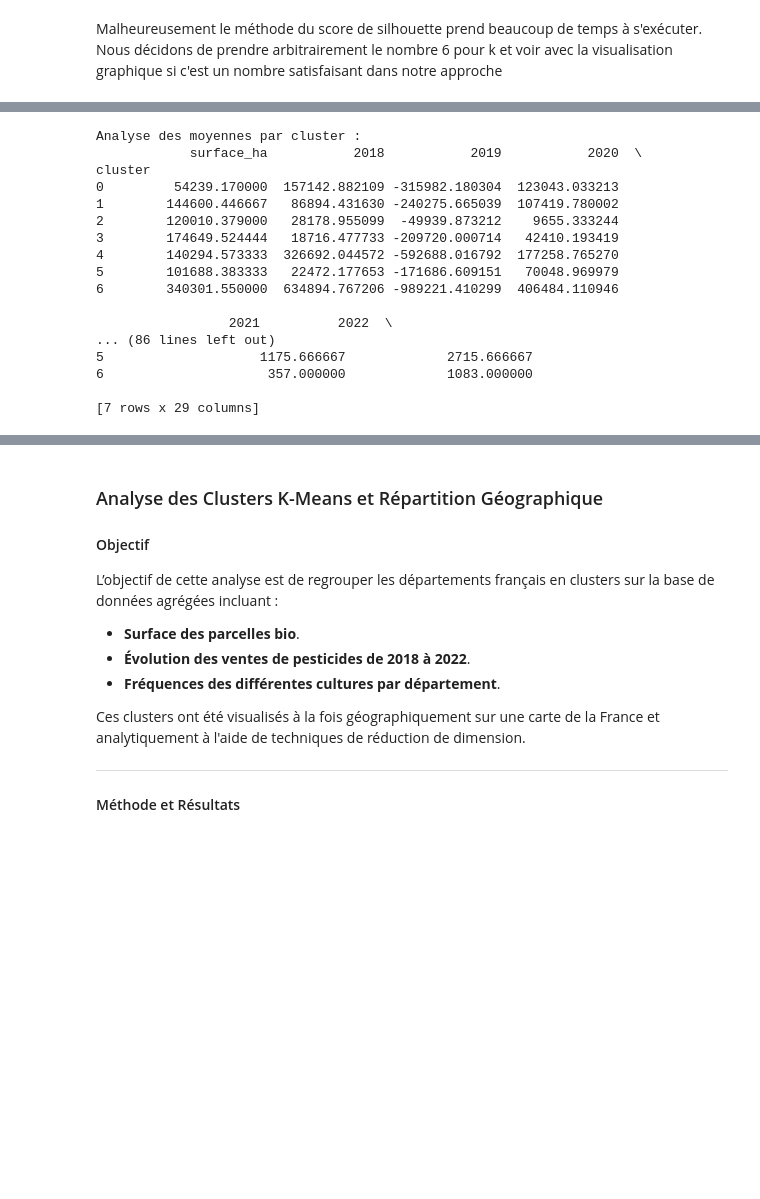
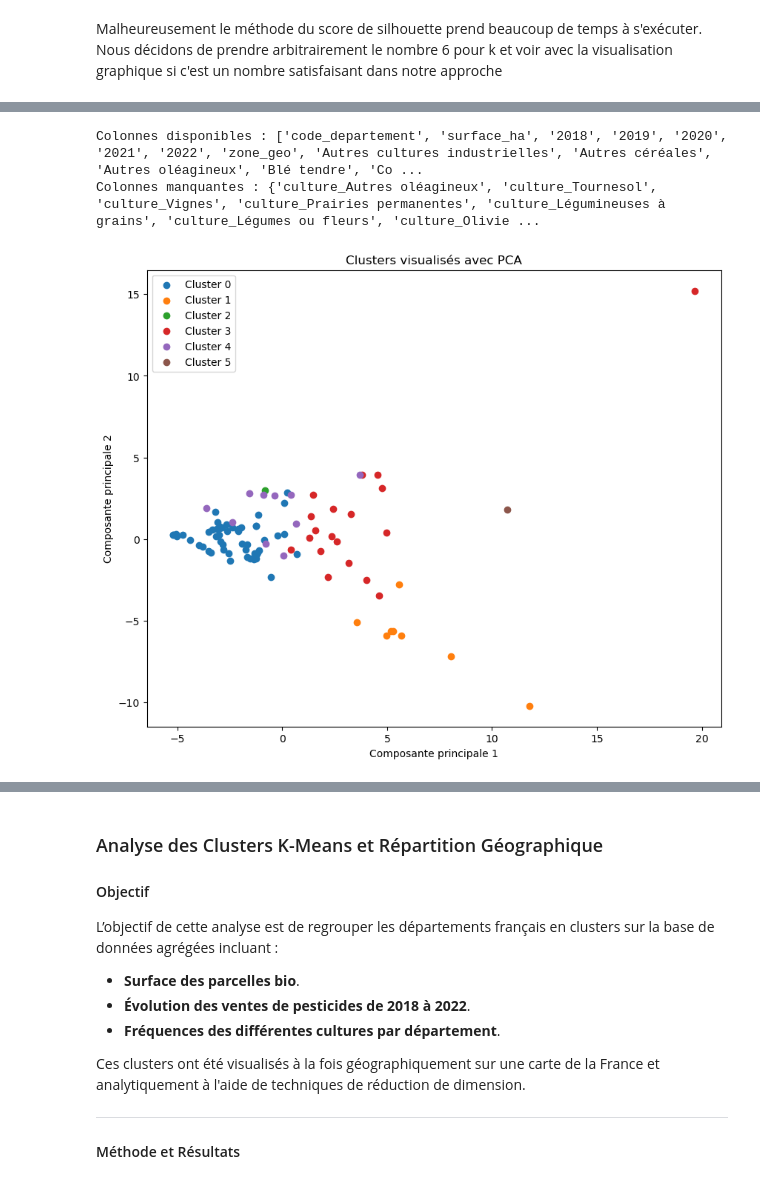
Before and after one commit to ElisefontaineEnsae/AgricultureBio_France, a Jupyter notebook: Modelisation/prevision.ipynb, the cells around one changed output, grey strips where cells are left out. Saved outputs shown, nothing was run; the diff lists cells and outputs as text; code cells hidden in the pictures; blank space fills up the shorter version.

Commit message:
finalisation et debug + test sur nb principal ok

```diff
--- a/Modelisation/prevision.ipynb
+++ b/Modelisation/prevision.ipynb
@@ -971,28 +1002,37 @@ cluster
 Name: count, dtype: int64
-# %%
-# Moyennes des caractéristiques par cluster
-cluster_analysis = df_aggregated.groupby('cluster')[clustering_features].mean()
-
-print("Analyse des moyennes par cluster :")
-print(cluster_analysis)
-# %% [output]
-Analyse des moyennes par cluster :
-            surface_ha           2018           2019           2020  \
-cluster
-0         54239.170000  157142.882109 -315982.180304  123043.033213
-1        144600.446667   86894.431630 -240275.665039  107419.780002
-2        120010.379000   28178.955099  -49939.873212    9655.333244
-3        174649.524444   18716.477733 -209720.000714   42410.193419
-4        140294.573333  326692.044572 -592688.016792  177258.765270
-5        101688.383333   22472.177653 -171686.609151   70048.969979
-6        340301.550000  634894.767206 -989221.410299  406484.110946
-
-                 2021          2022  \
-... (86 lines left out)
-5                    1175.666667             2715.666667
-6                     357.000000             1083.000000
-
-[7 rows x 29 columns]
+# %%
+# Vérifier les colonnes présentes
+print("Colonnes disponibles :", df_aggregated.columns.tolist())
+print("Colonnes manquantes :", set(clustering_features) - set(df_aggregated.columns))
+# %% [output]
+Colonnes disponibles : ['code_departement', 'surface_ha', '2018', '2019', '2020', '2021', '2022', 'zone_geo', 'Autres cultures industrielles', 'Autres céréales', 'Autres oléagineux', 'Blé tendre', 'Co ...
+Colonnes manquantes : {'culture_Autres oléagineux', 'culture_Tournesol', 'culture_Vignes', 'culture_Prairies permanentes', 'culture_Légumineuses à grains', 'culture_Légumes ou fleurs', 'culture_Olivie ...
+# %%
+
+from sklearn.decomposition import PCA
+import matplotlib.pyplot as plt
+
+# Réduction dimensionnelle avec PCA (2 dimensions)
+pca = PCA(n_components=2)
+reduced_data = pca.fit_transform(X_scaled)
+
+# Ajouter les colonnes PCA1 et PCA2 pour visualisation
+df_aggregated['PCA1'] = reduced_data[:, 0]
+df_aggregated['PCA2'] = reduced_data[:, 1]
+
+# Visualiser les clusters
+plt.figure(figsize=(10, 8))
+for cluster_id in range(df_aggregated['cluster'].nunique()):
+    cluster_points = df_aggregated[df_aggregated['cluster'] == cluster_id]
+    plt.scatter(cluster_points['PCA1'], cluster_points['PCA2'], label=f"Cluster {cluster_id}")
+
+plt.xlabel("Composante principale 1")
+plt.ylabel("Composante principale 2")
+plt.title("Clusters visualisés avec PCA")
+plt.legend()
+plt.show()
+# %% [output]
+[figure, added]
 # %%
 #Chargement de la carte des départements
 dept_url = "https://raw.githubusercontent.com/gregoiredavid/france-geojson/master/departements-version-simplifiee.geojson"
```
Also changed, not shown: parts of 19 cells of this notebook, 1 other file.
